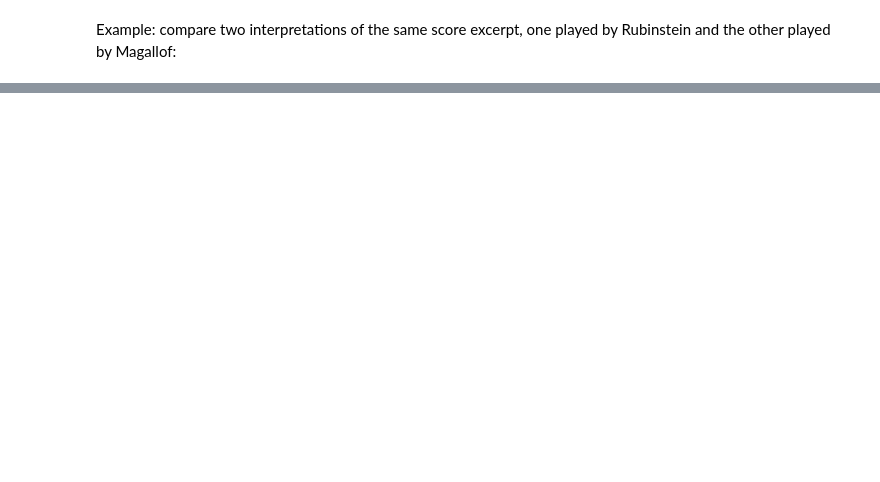
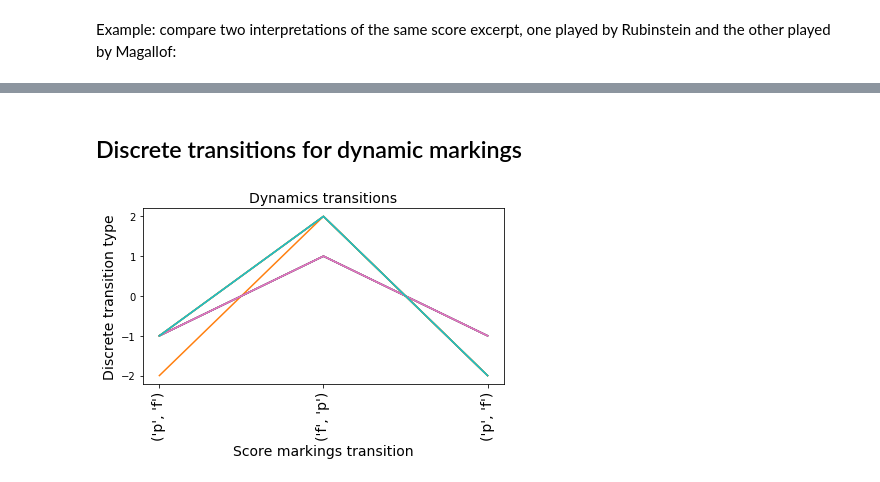
Before and after one commit to katkost/MazurkaBL, a Jupyter notebook: scripts/test2.ipynb, the cells around one changed output, grey strips where cells are left out. Drawn from its saved outputs; the diff is of its cells as text; code cells hidden in the pictures; blank space fills up the shorter version.

Commit message:
update notebook for discrete transition plot

```diff
--- a/scripts/test2.ipynb
+++ b/scripts/test2.ipynb
@@ -62,3 +62,9 @@ y, sr2 = librosa.load('../media/dynamics_demo2_magallof-2914.wav')
 ipd.Audio(y, rate=sr2)
 # %% [output]
 [interactive output not drawn]
+# %% [markdown]
+## Discrete transitions for dynamic markings
+# %%
+plot_dyn_change_curves(Mazurka_info['M63-3'][:10])
+# %% [output]
+[figure, added]
```
Also changed, not shown: parts of 3 cells of this notebook, 1 other file.
